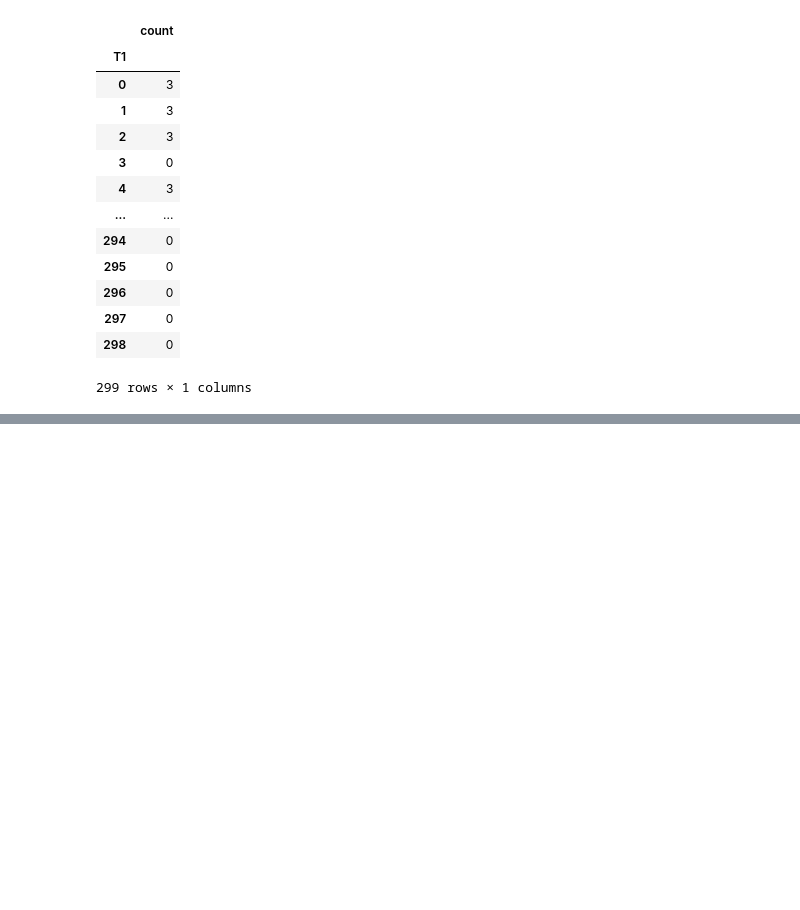
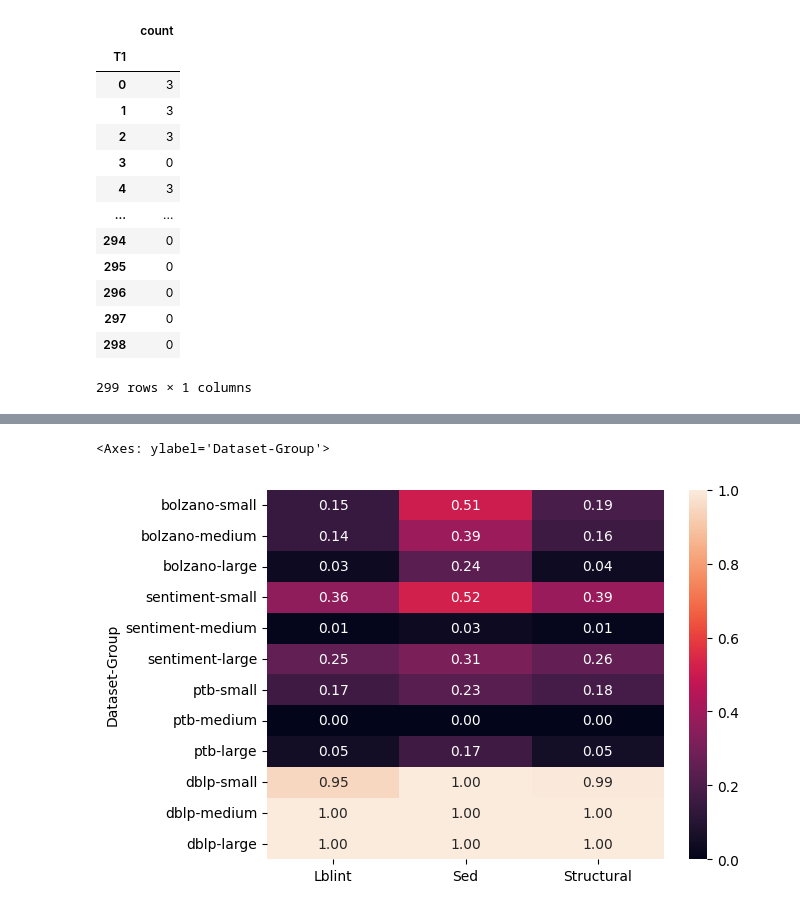
Before and after one commit to LukMRVC/tree-statistics, a Jupyter notebook: TED-viz.ipynb, the cells around one changed output, grey strips where cells are left out. Cells and saved outputs as stored; diff of their text form; code cells hidden in the pictures; blank space fills up the shorter version.

Commit message:
Visualization of divided datasets results

```diff
--- a/TED-viz.ipynb
+++ b/TED-viz.ipynb
@@ -1707,0 +1819,39 @@ sns.histplot(bxdata)
+# %%
+from dataclasses import dataclass
+
+@dataclass
+class PlotData:
+    # precision DF
+    pdf: pd.DataFrame
+    # verification times DF
+    vdf: pd.DataFrame
+    # selectivity DF
+    sdf: pd.DataFrame
+    # data frames for plotting
+    plotdata: pd.DataFrame
+    # statistics
+    statistics: pd.DataFrame
+# %%
+def get_plot_data_ds(basepath: str) -> PlotData:
+    df, cdf, statistics = get_searching_part(basepath)
+    pdf, vdf, sdf = get_precision_and_verification_for_ds(basepath, cdf)
+
+    df['Dataset'] = df.index.get_level_values('Dataset')
+    df['Group'] = df.index.get_level_values('Group')
+    ldf = df.melt(id_vars=["Dataset", 'Group', "process_part"], var_name="Method", value_name="Time", value_vars=['Lbl-Int Index', 'Lbl-Int', 'Sed Index', 'Sed', 'Structural Index', 'Structural'])
+    complete = pd.concat([ldf, vdf])
+    plot_data = complete.pivot_table(
+        index=['Dataset', 'Group', 'Method'],
+        columns='process_part',
+        values='Time'
+    ).reset_index()
+    plot_data['total'] = plot_data['searching'] + plot_data['verification']
+
+    return PlotData(
+        pdf = pdf,
+        vdf = vdf,
+        sdf = sdf,
+        plotdata = plot_data,
+        statistics = statistics,
+        # dissimilarity = get_dissimilarity(basepath)
+    )
@@ -1707,0 +1979,4 @@ sns.histplot(bxdata)
+# %%
+BASEPATH = 'resources/workloads/divided'
+# %%
+data = get_plot_data_ds(BASEPATH)
@@ -1707,0 +1996,5 @@ sns.histplot(bxdata)
+# %%
+sns.heatmap(data.pdf, annot=True, fmt='.2f')
+# %% [output]
+<Axes: ylabel='Dataset-Group'>
+[figure, added]
```
Also changed, not shown: parts of 53 cells of this notebook.
